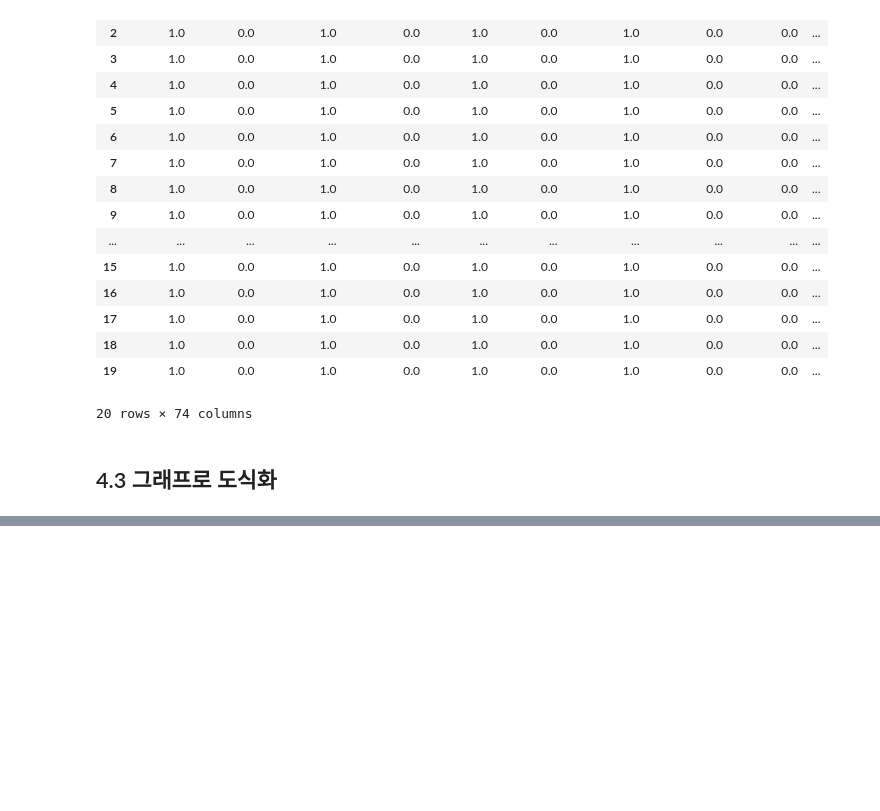
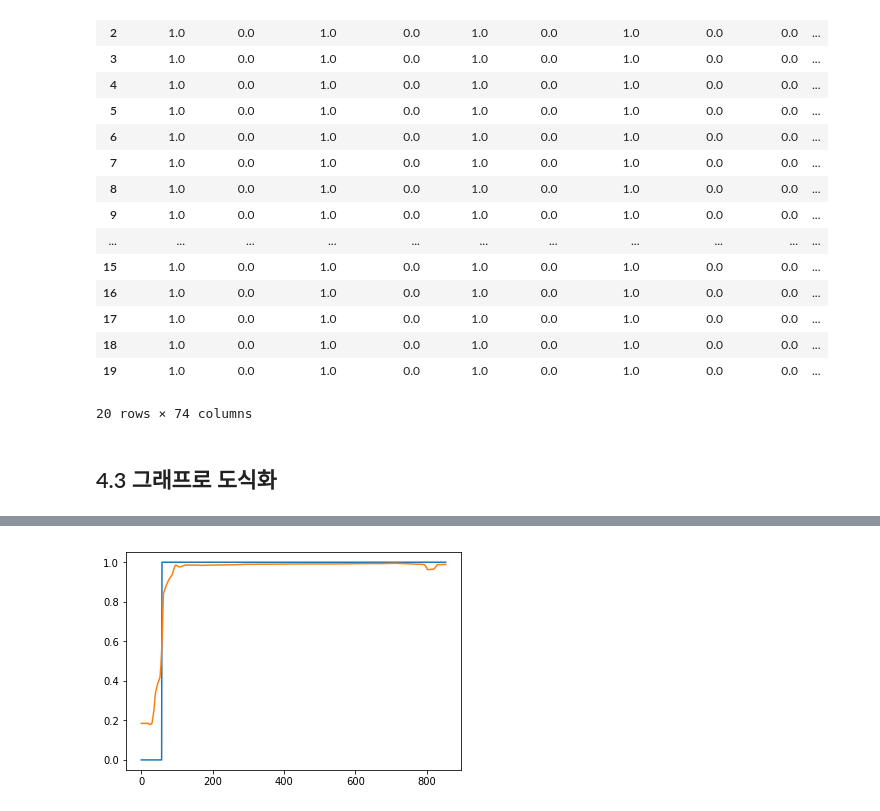
Before and after one commit to LeeDaeil/LSTM_HEP, a Jupyter notebook: LSTM_HEP_Ver2.ipynb, the cells around one changed output, grey strips where cells are left out. Drawn from its saved outputs; the diff is of its cells as text; code cells hidden in the pictures; blank space fills up the shorter version.

```diff
--- a/LSTM_HEP_Ver2.ipynb
+++ b/LSTM_HEP_Ver2.ipynb
@@ -431,0 +479,6 @@ plt.show()
+# %%
+plt.plot(Norm_DB_output_test_DB['KAFWP2_On'])
+plt.plot(out_total['KAFWP2_On'])
+plt.show()
+# %% [output]
+[figure, added]
```
Also changed, not shown: parts of 13 cells of this notebook.
